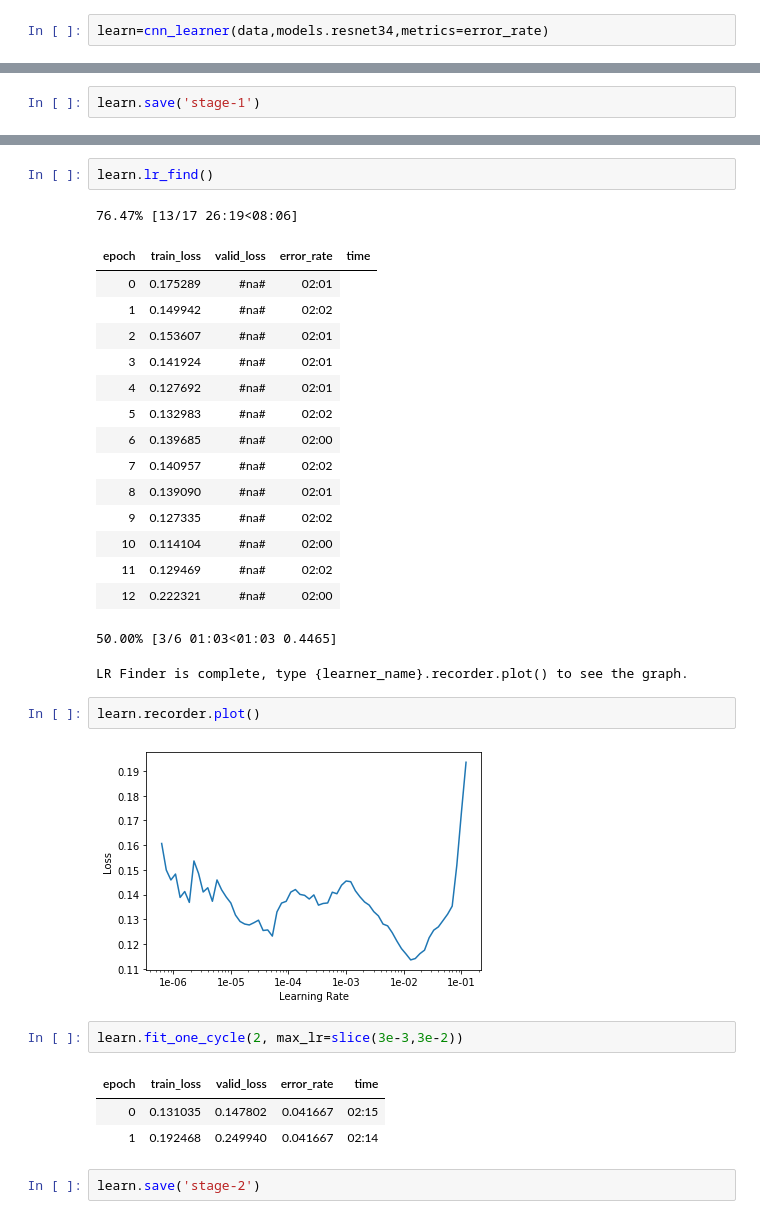
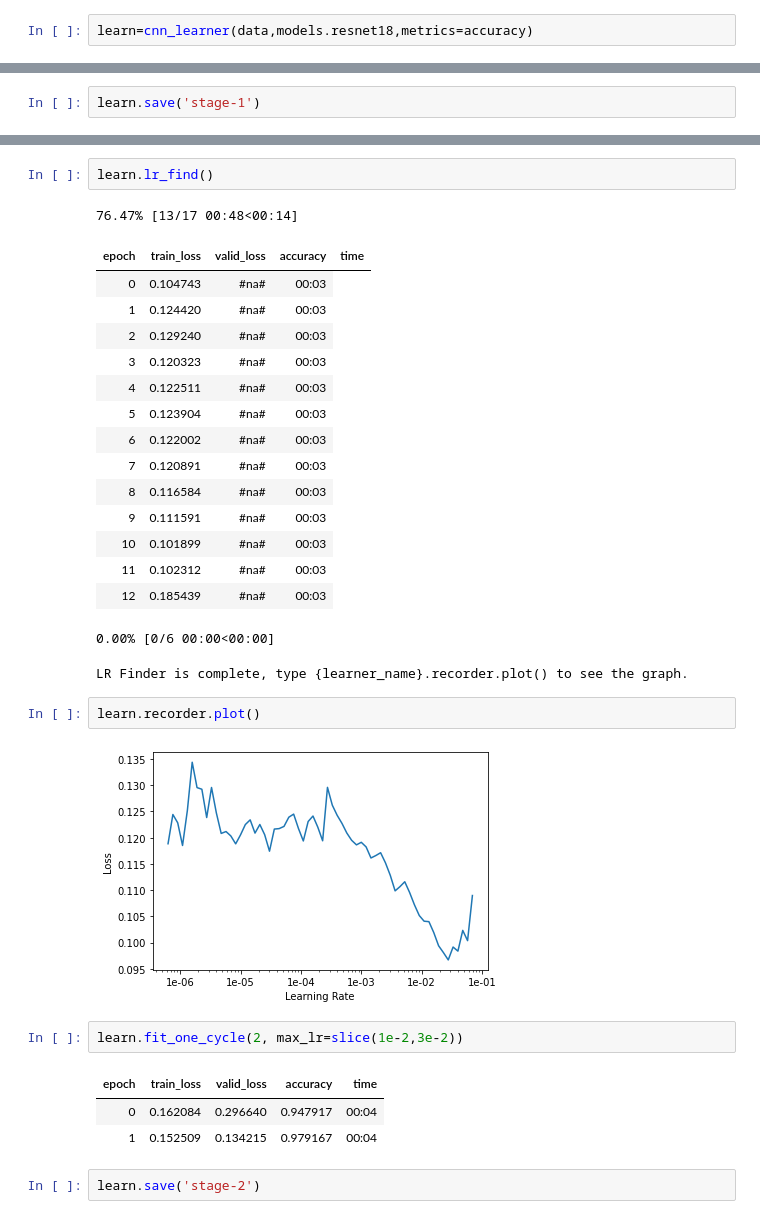
Before and after one commit to War-Eagl/ds-notebooks, a Jupyter notebook: facedetector.ipynb, the cells around one changed output, grey strips where cells are left out. Cells and saved outputs as stored; diff of their text form.

```diff
--- a/facedetector.ipynb
+++ b/facedetector.ipynb
@@ -94,4 +94,4 @@ data.classes, data.c, len(data.train_ds), len(data.valid_ds)
 # %% [output]
 (['msd', 'rdj', 'trump'], 3, 384, 96)
 # %%
-learn=cnn_learner(data,models.resnet34,metrics=error_rate)
+learn=cnn_learner(data,models.resnet18,metrics=accuracy)
@@ -131,33 +128,33 @@ Image (3, 224, 224),Image (3, 224, 224),Image (3, 224, 224),Image (3, 224, 224),
 # %%
 learn.lr_find()
 # %% [output]
-76.47% [13/17 26:19<08:06]
+76.47% [13/17 00:48<00:14]
-| epoch | train_loss | valid_loss | error_rate | time |
-| 0 | 0.175289 | #na# | 02:01 |
-| 1 | 0.149942 | #na# | 02:02 |
-| 2 | 0.153607 | #na# | 02:01 |
-| 3 | 0.141924 | #na# | 02:01 |
-| 4 | 0.127692 | #na# | 02:01 |
-| 5 | 0.132983 | #na# | 02:02 |
-| 6 | 0.139685 | #na# | 02:00 |
-| 7 | 0.140957 | #na# | 02:02 |
-| 8 | 0.139090 | #na# | 02:01 |
-| 9 | 0.127335 | #na# | 02:02 |
-| 10 | 0.114104 | #na# | 02:00 |
-| 11 | 0.129469 | #na# | 02:02 |
-| 12 | 0.222321 | #na# | 02:00 |
+| epoch | train_loss | valid_loss | accuracy | time |
+| 0 | 0.104743 | #na# | 00:03 |
+| 1 | 0.124420 | #na# | 00:03 |
+| 2 | 0.129240 | #na# | 00:03 |
+| 3 | 0.120323 | #na# | 00:03 |
+| 4 | 0.122511 | #na# | 00:03 |
+| 5 | 0.123904 | #na# | 00:03 |
+| 6 | 0.122002 | #na# | 00:03 |
+| 7 | 0.120891 | #na# | 00:03 |
+| 8 | 0.116584 | #na# | 00:03 |
+| 9 | 0.111591 | #na# | 00:03 |
+| 10 | 0.101899 | #na# | 00:03 |
+| 11 | 0.102312 | #na# | 00:03 |
+| 12 | 0.185439 | #na# | 00:03 |
-50.00% [3/6 01:03<01:03 0.4465]
+0.00% [0/6 00:00<00:00]
 LR Finder is complete, type {learner_name}.recorder.plot() to see the graph.
 # %%
 learn.recorder.plot()
 # %% [output]
-[figure, old version]
+[figure, new version]
 # %%
-learn.fit_one_cycle(2, max_lr=slice(3e-3,3e-2))
+learn.fit_one_cycle(2, max_lr=slice(1e-2,3e-2))
 # %% [output]
-| epoch | train_loss | valid_loss | error_rate | time |
-| 0 | 0.131035 | 0.147802 | 0.041667 | 02:15 |
-| 1 | 0.192468 | 0.249940 | 0.041667 | 02:14 |
+| epoch | train_loss | valid_loss | accuracy | time |
+| 0 | 0.162084 | 0.296640 | 0.947917 | 00:04 |
+| 1 | 0.152509 | 0.134215 | 0.979167 | 00:04 |
 # %%
 learn.save('stage-2')
 # %%
```
Also changed, not shown: parts of 6 cells of this notebook.
